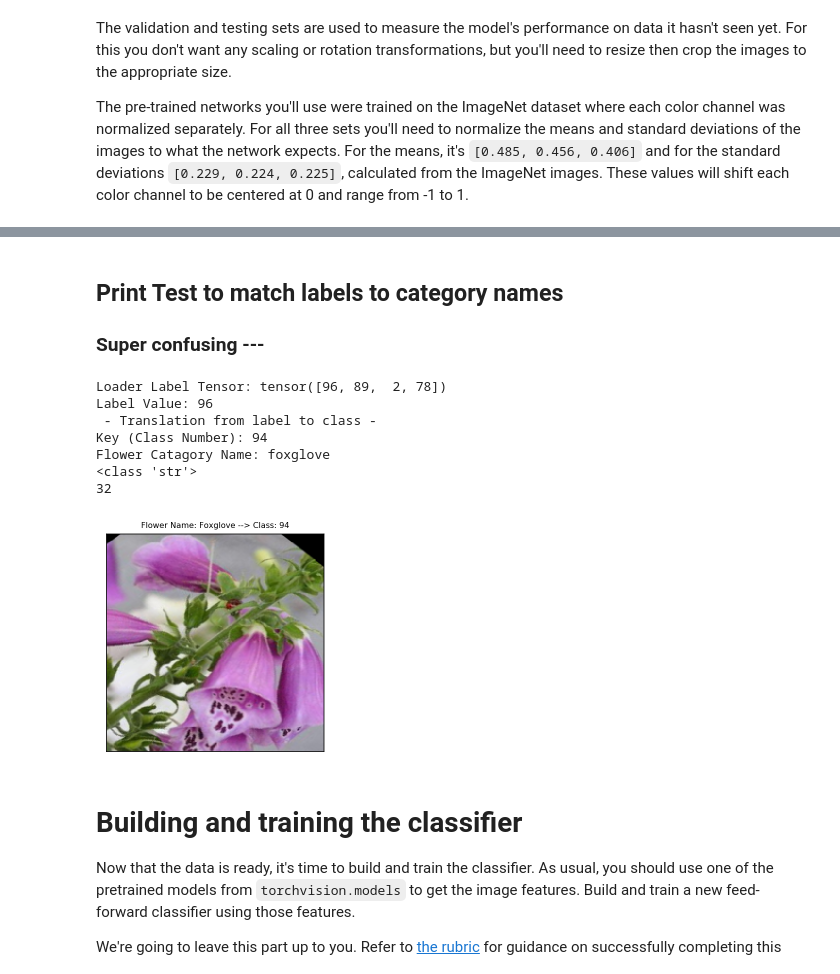
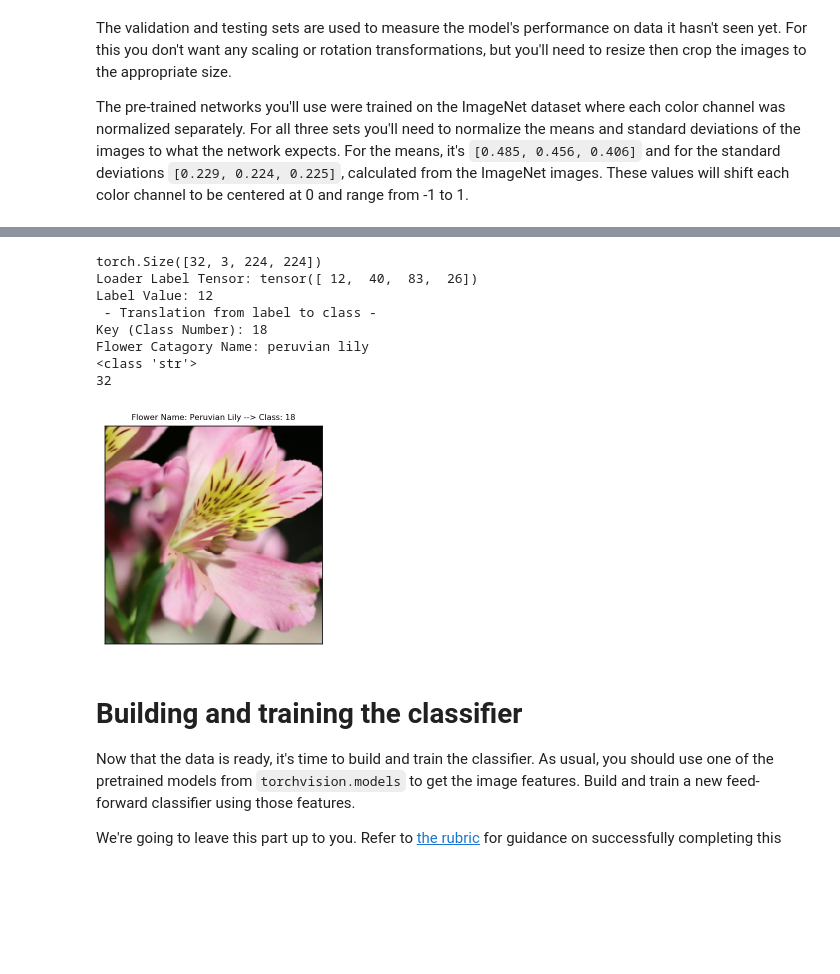
Before and after one commit to justinbellucci/DL-image-classifier-app, a Jupyter notebook: Image Classifier Project.ipynb, the cells around one changed output, grey strips where cells are left out. Drawn from its saved outputs; the diff is of its cells as text; code cells hidden in the pictures; blank space fills up the shorter version.

Commit message:
Final training run

```diff
--- a/Image Classifier Project.ipynb
+++ b/Image Classifier Project.ipynb
@@ -45,7 +45,7 @@ The validation and testing sets are used to measure the model's performance on d
 
 The pre-trained networks you'll use were trained on the ImageNet dataset where each color channel was normalized separately. For all three sets you'll need to normalize the means and standard deviations of the images to what the network expects. For the means, it's `[0.485, 0.456, 0.406]` and for the standard deviations `[0.229, 0.224, 0.225]`, calculated from the ImageNet images.  These values will shift each color channel to be centered at 0 and range from -1 to 1.
 # %%
-data_dir = 'assets/flower_data'
+data_dir = 'flowers'
 train_dir = data_dir + '/train'
 valid_dir = data_dir + '/valid'
 test_dir = data_dir + '/test/'
@@ -153,43 +149,42 @@ You'll also need to load in a mapping from category label to category name. You
-# %% [markdown]
-## Print Test to match labels to category names
-### Super confusing ---
 # %%
-test_imgs, test_labels = next(iter(train_loader))
-
+## ------------ Print Test to match labels to category names --------------
+test_imgs, test_labels = next(iter(test_loader))
+print(test_imgs.shape)
 # Print the first 5 labels in the Tensor
 print("Loader Label Tensor: {}".format(test_labels[0:4]))
 
 # print(test_labels.shape)
 # print(image.shape)
 
 # --- Print the first image in the batch ---
 imgshow(test_imgs[0], normalize=True)
 
 # Grab the first value in the label Tensor
 # NOTE: This corresponds to the value in the test_data dictionary that is created next
 print("Label Value: {}".format(test_labels[0].item()))
 
 # Create a dictionary from the test_data dataset to extract classes
 test_dict = test_data.class_to_idx
 # print(type(test_dict)) # Print to check type
 print(" - Translation from label to class -")
 # Search through the test_dict and find corresponding key from label.item
 key_val = [key for key, val in test_dict.items() if val==test_labels[0].item()]
 print("Key (Class Number): {}".format(key_val[0]))
 print("Flower Catagory Name: {}".format(cat_to_name.get(key_val[0])))
 print(type(cat_to_name.get(key_val[0])))
 plt.title("Flower Name: {} --> Class: {}".format(cat_to_name.get(key_val[0]).title(), key_val[0]), fontsize=8)
 
 print(len(test_labels))
 # %% [output]
-Loader Label Tensor: tensor([96, 89,  2, 78])
-Label Value: 96
+torch.Size([32, 3, 224, 224])
+Loader Label Tensor: tensor([ 12,  40,  83,  26])
+Label Value: 12
  - Translation from label to class -
-Key (Class Number): 94
-Flower Catagory Name: foxglove
+Key (Class Number): 18
+Flower Catagory Name: peruvian lily
 <class 'str'>
 32
-[figure, old version]
+[figure, new version]
 # %% [markdown]
 # Building and training the classifier
 
```
Also changed, not shown: parts of 19 cells of this notebook.
